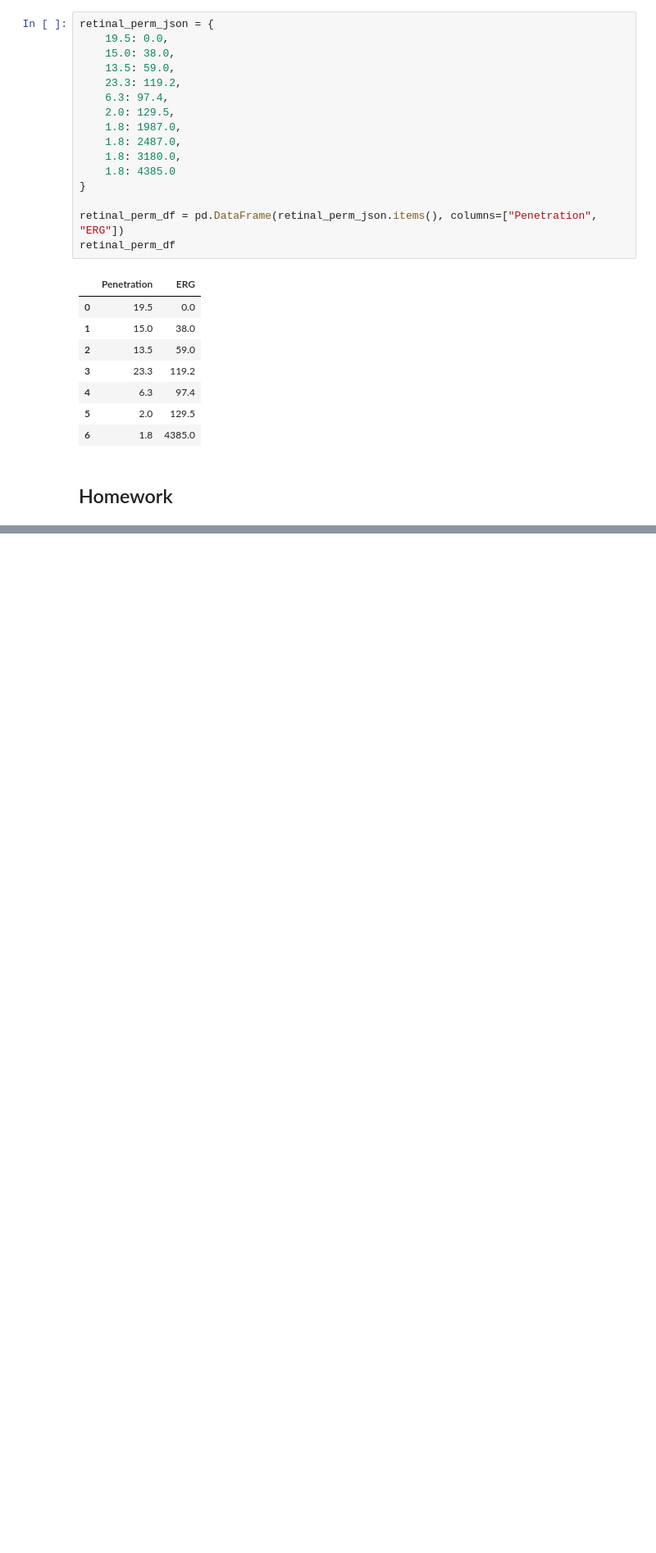
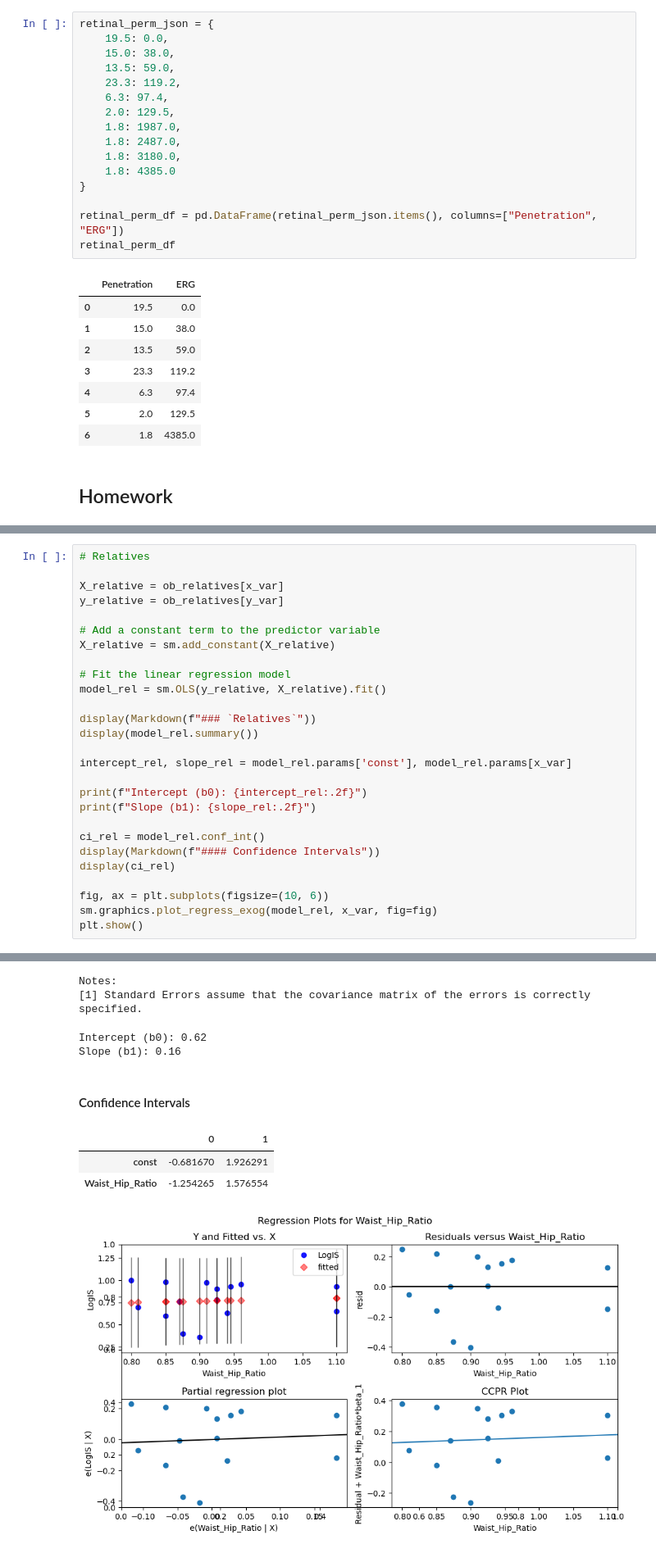
Before and after one commit to pranavmishra90/courses-enrolled-epor-2024, a Jupyter notebook: lectures/07 - Regression and Correlation.ipynb, the cells around one changed output, grey strips where cells are left out. Shown at 82% size. Drawn from its saved outputs; the diff is of its cells as text; blank space fills up the shorter version.

```diff
--- a/lectures/07 - Regression and Correlation.ipynb
+++ b/lectures/07 - Regression and Correlation.ipynb
@@ -236,0 +316,28 @@ retinal_perm_df
+# %%
+# Relatives
+
+X_relative = ob_relatives[x_var]
+y_relative = ob_relatives[y_var]
+
+# Add a constant term to the predictor variable
+X_relative = sm.add_constant(X_relative)
+
+# Fit the linear regression model
+model_rel = sm.OLS(y_relative, X_relative).fit()
+
+display(Markdown(f"### `Relatives`"))
+display(model_rel.summary())
+
+intercept_rel, slope_rel = model_rel.params['const'], model_rel.params[x_var]
+
+print(f"Intercept (b0): {intercept_rel:.2f}")
+print(f"Slope (b1): {slope_rel:.2f}")
+
+ci_rel = model_rel.conf_int()
+display(Markdown(f"#### Confidence Intervals"))
+display(ci_rel)
+
+fig, ax = plt.subplots(figsize=(10, 6))
+sm.graphics.plot_regress_exog(model_rel, x_var, fig=fig)
+plt.show()
+# %% [output]
@@ -236,0 +362,9 @@ retinal_perm_df
+Notes:
+[1] Standard Errors assume that the covariance matrix of the errors is correctly specified.
+Intercept (b0): 0.62
+Slope (b1): 0.16
+#### Confidence Intervals
+|  | 0 | 1 |
+| const | -0.681670 | 1.926291 |
+| Waist_Hip_Ratio | -1.254265 | 1.576554 |
+[figure, added]
```
Also changed, not shown: parts of 11 cells of this notebook, 2 other files.
